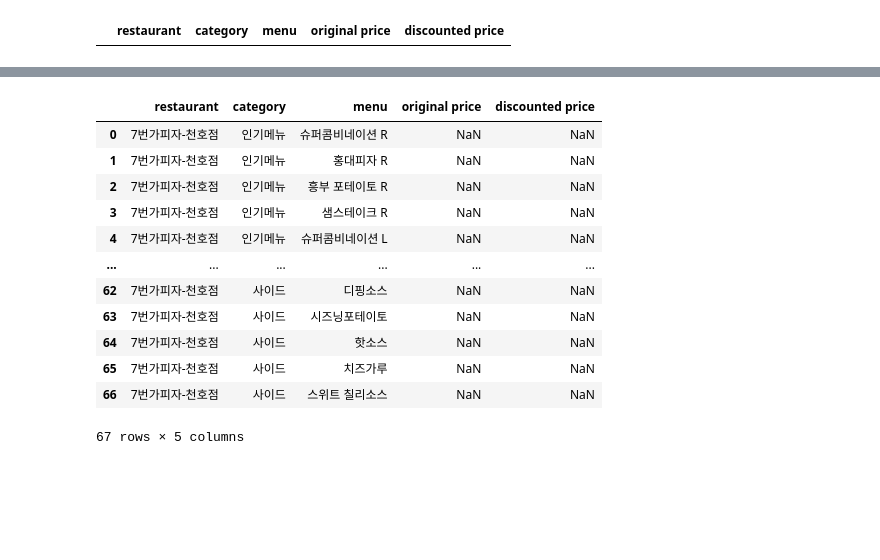
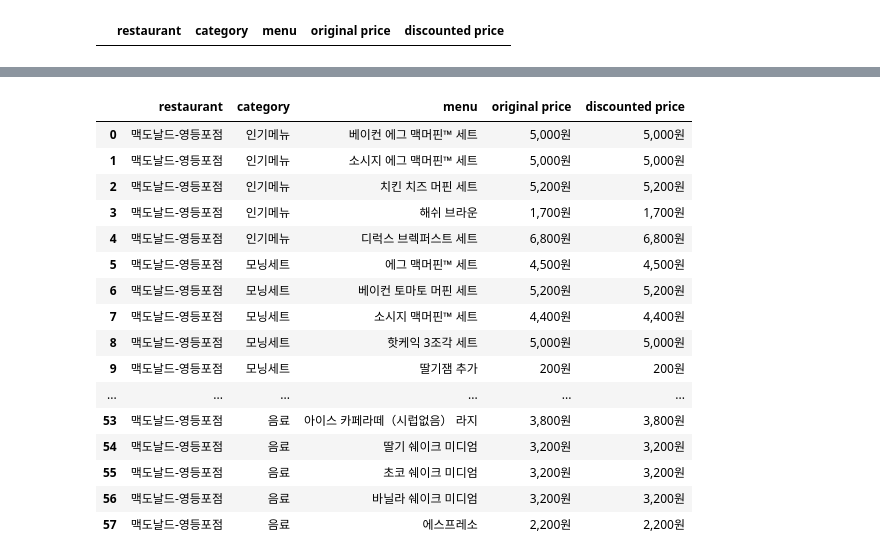
Before and after one commit to leemingo/Yogiyo, a Jupyter notebook: yogiyo crawling.ipynb, the cells around one changed output, grey strips where cells are left out. Drawn from its saved outputs; the diff is of its cells as text; code cells hidden in the pictures; blank space fills up the shorter version.

```diff
--- a/yogiyo crawling.ipynb
+++ b/yogiyo crawling.ipynb
@@ -77,6 +83,7 @@ for i in bs(driver.page_source, 'html.parser').find_all('div', {'class': 'panel
 # %%
-for i in bs(driver.page_source, 'html.parser').find_all('div', {'class': 'panel panel-default ng-scope'},
-                                                       'category in restaurant.menu'):
+count = 0
+for i in bs(driver.page_source, 'html.parser').find_all('div', {'class': 'panel panel-default ng-scope'}):
     for j in i.find_all('span', {'class': 'menu-name pull-left ng-binding pop-menu'}):
-        for k in i.find_all('div', {'class': menu})
+        count+=1
+print(count)
 # %% [output]
@@ -93,9 +91,22 @@ food_list.drop_duplicates(['restaurant', 'menu'])
 # %%
-#일반메뉴 추가(여기도 똑같을 것으로 예상)
+#일반 메뉴
+category = []
+menu = []
+original_price = []
+discounted_price = []
+name = bs(driver.page_source, 'html.parser').find('span', {'class': 'restaurant-name ng-binding'}).text
 for i in bs(driver.page_source, 'html.parser').find_all('div', {'class': 'panel panel-default ng-scope'},
-                                              'category in restaurant.menu'):
+                                                       'category in restaurant.menu'):
     for j in i.find_all('span', {'class': 'menu-name pull-left ng-binding'}):
         if j.text == 'Photo Menu Items': continue #photo menu 빼고
-        if '[요기서결제 시]' in j.text: continue #[요기서결제 시] 빼고
-        for k in i.find_all('div', {'class' : 'menu-name ng-binding'}):
-            food_list = food_list.append({'restaurant': name,'menu': k.text, 'category': j.text}, ignore_index = True)
+        if '[요기서결제 시]' in j.text: continue#[요기서결제 시] 빼고
+        for k in i.find_all('div', {'class': 'menu-name ng-binding'}):
+            category.append(j.text)
+            menu.append(k.text)
+        for l in i.find_all('span', {'ng-class':  "is_discount(item) ? 'text-strike' : ''"}):
+            original_price.append(l.text)
+        for m in i.find_all('span', {'ng-show': 'is_discount(item)'}):
+            discounted_price.append(m.text)
+temp = pd.DataFrame({'restaurant': name, 'category': category, 'menu': menu,'original price': original_price,
+                    'discounted price': discounted_price})
+food_list = food_list.append(temp, ignore_index = True)
@@ -130,17 +131,21 @@ food_list
 # %%
-food_list[food_list['restaurant'] == '7번가피자-천호점']
+food_list[food_list['restaurant'] == '맥도날드-영등포점']
 # %% [output]
 |  | restaurant | category | menu | original price | discounted price |
-| 0 | 7번가피자-천호점 | 인기메뉴 | 슈퍼콤비네이션 R | NaN | NaN |
-| 1 | 7번가피자-천호점 | 인기메뉴 | 홍대피자 R | NaN | NaN |
-| 2 | 7번가피자-천호점 | 인기메뉴 | 흥부 포테이토 R | NaN | NaN |
-| 3 | 7번가피자-천호점 | 인기메뉴 | 샘스테이크 R | NaN | NaN |
-| 4 | 7번가피자-천호점 | 인기메뉴 | 슈퍼콤비네이션 L | NaN | NaN |
+| 0 | 맥도날드-영등포점 | 인기메뉴 | 베이컨 에그 맥머핀™ 세트 | 5,000원 | 5,000원 |
+| 1 | 맥도날드-영등포점 | 인기메뉴 | 소시지 에그 맥머핀™ 세트 | 5,000원 | 5,000원 |
+| 2 | 맥도날드-영등포점 | 인기메뉴 | 치킨 치즈 머핀 세트 | 5,200원 | 5,200원 |
+| 3 | 맥도날드-영등포점 | 인기메뉴 | 해쉬 브라운 | 1,700원 | 1,700원 |
+| 4 | 맥도날드-영등포점 | 인기메뉴 | 디럭스 브렉퍼스트 세트 | 6,800원 | 6,800원 |
+| 5 | 맥도날드-영등포점 | 모닝세트 | 에그 맥머핀™ 세트 | 4,500원 | 4,500원 |
+| 6 | 맥도날드-영등포점 | 모닝세트 | 베이컨 토마토 머핀 세트 | 5,200원 | 5,200원 |
+| 7 | 맥도날드-영등포점 | 모닝세트 | 소시지 맥머핀™ 세트 | 4,400원 | 4,400원 |
+| 8 | 맥도날드-영등포점 | 모닝세트 | 핫케익 3조각 세트 | 5,000원 | 5,000원 |
+| 9 | 맥도날드-영등포점 | 모닝세트 | 딸기잼 추가 | 200원 | 200원 |
 | ... | ... | ... | ... | ... | ... |
-| 62 | 7번가피자-천호점 | 사이드 | 디핑소스 | NaN | NaN |
-| 63 | 7번가피자-천호점 | 사이드 | 시즈닝포테이토 | NaN | NaN |
-| 64 | 7번가피자-천호점 | 사이드 | 핫소스 | NaN | NaN |
-| 65 | 7번가피자-천호점 | 사이드 | 치즈가루 | NaN | NaN |
-| 66 | 7번가피자-천호점 | 사이드 | 스위트 칠리소스 | NaN | NaN |
+| 53 | 맥도날드-영등포점 | 음료 | 아이스 카페라떼（시럽없음） 라지 | 3,800원 | 3,800원 |
+| 54 | 맥도날드-영등포점 | 음료 | 딸기 쉐이크 미디엄 | 3,200원 | 3,200원 |
+| 55 | 맥도날드-영등포점 | 음료 | 초코 쉐이크 미디엄 | 3,200원 | 3,200원 |
+| 56 | 맥도날드-영등포점 | 음료 | 바닐라 쉐이크 미디엄 | 3,200원 | 3,200원 |
+| 57 | 맥도날드-영등포점 | 음료 | 에스프레소 | 2,200원 | 2,200원 |
-67 rows × 5 columns
 # %%
```
Also changed, not shown: parts of 12 cells of this notebook.
